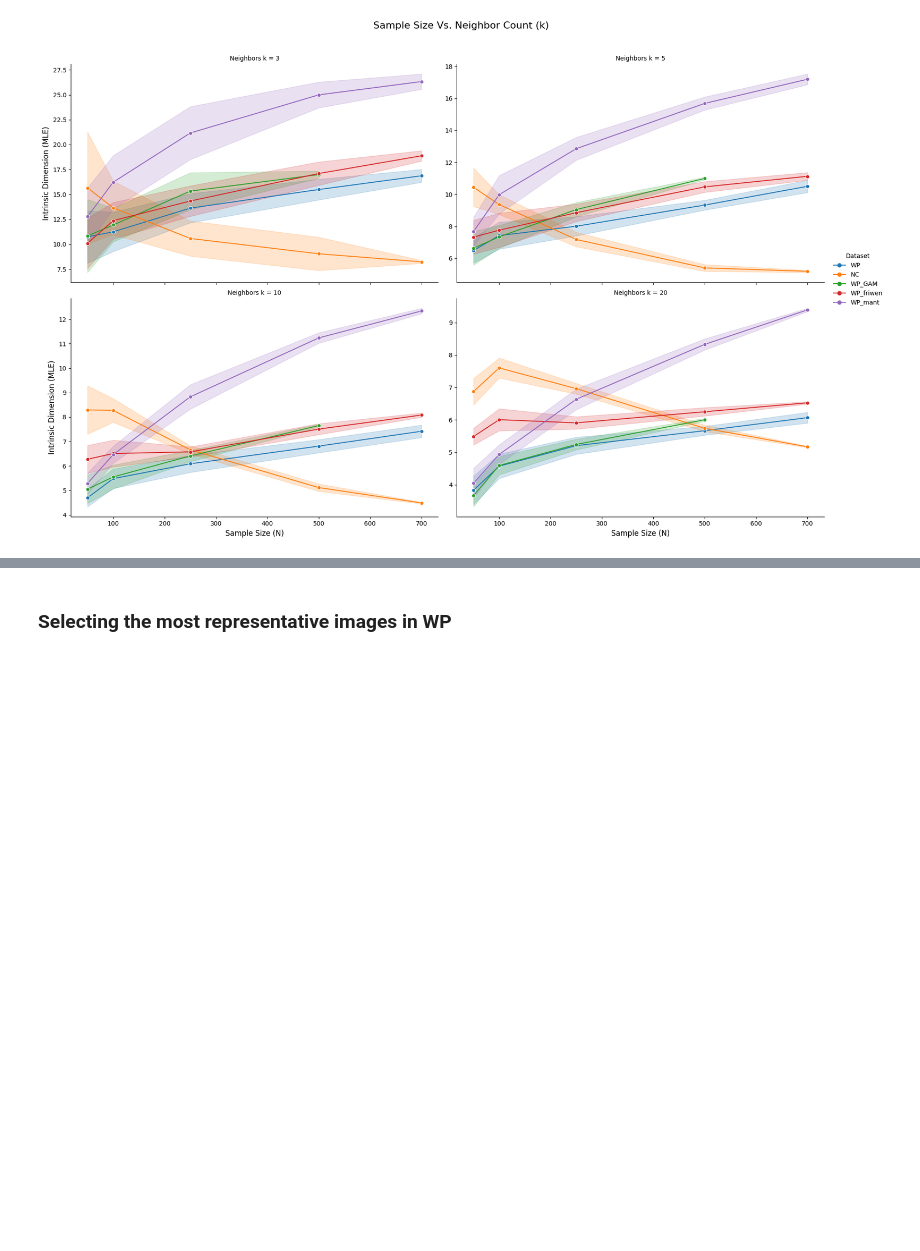
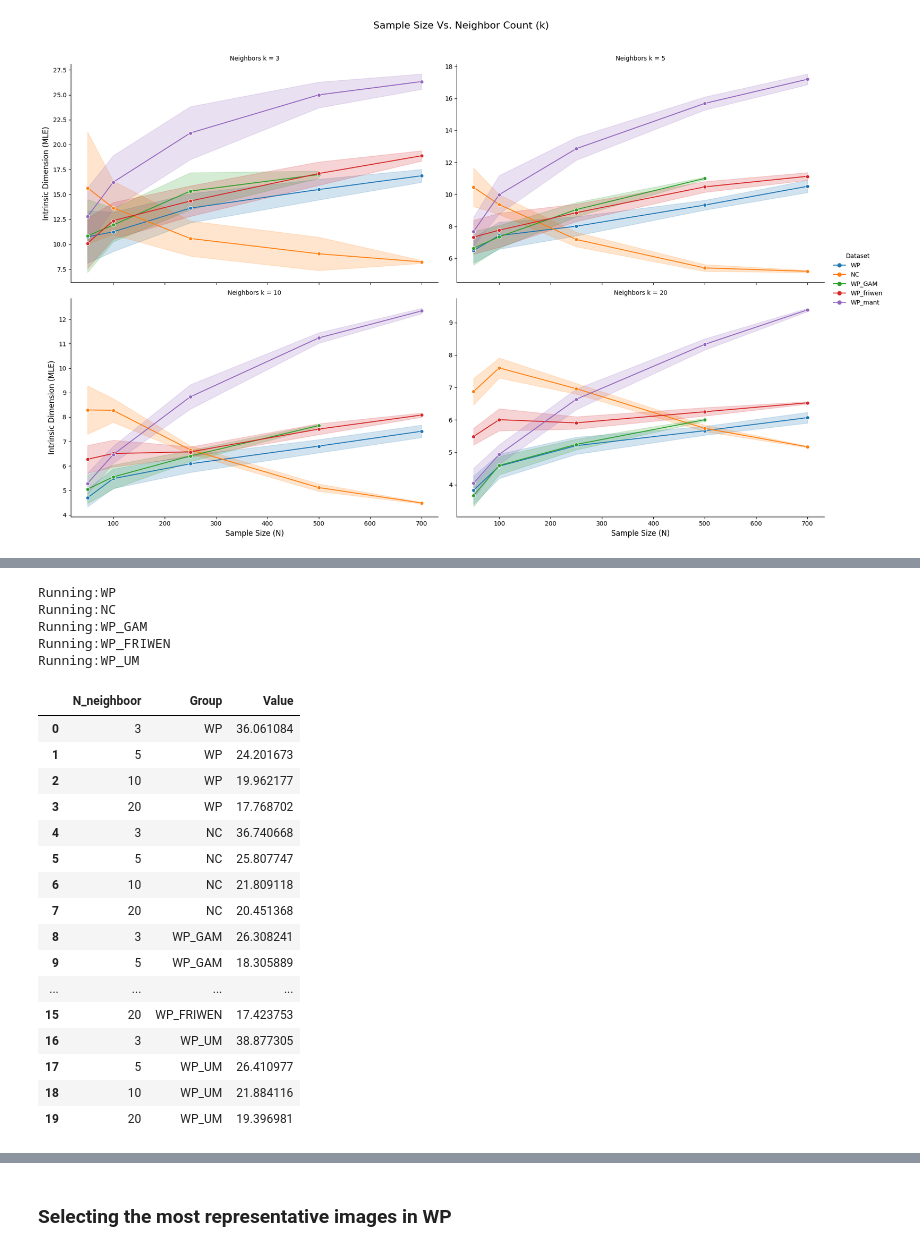
Before and after one commit to emanuel-gf/Dugongs_IRISA-MARBEC-LIRMM, a Jupyter notebook: chapter1_exploring/presentation/presen23-03.ipynb, the cells around one changed output, grey strips where cells are left out. Drawn from its saved outputs; the diff is of its cells as text; code cells hidden in the pictures; blank space fills up the shorter version.

Commit message:
-- enrichment studies of MLE for mixing dataset

```diff
--- a/chapter1_exploring/presentation/presen23-03.ipynb
+++ b/chapter1_exploring/presentation/presen23-03.ipynb
@@ -80,7 +158,7 @@ def calculate_MLE(dataset: np.ndarray,
     """
     Computes Maximum Likelihood Estimation for a set of neighboors,
     Returns:
-        list of MLE distances for each neighboor
+        dict of MLE distances for each neighboor
     """
     def compute(dataset,
                 n_neighboors: int,
@@ -210,0 +252,18 @@ plt.show()
+# %%
+## retrieve the embeddings for each view
+##nested_embeddings = dataset.values("ground_truth.detections.patch_embeddings")
+
+## creates a function
+def flatten_nested_embeddings(nested_embeddings):
+    """
+    Returns a embeddings of shape:
+        Total detections, 1024.
+    """
+    # flatten and avoid null/none values
+    final_list = [
+        emb for sublist in nested_embeddings
+        if sublist is not None
+        for emb in sublist
+        if emb is not None
+    ]
+    return np.vstack(final_list)
@@ -210,0 +300,50 @@ plt.show()
+# %%
+## compute the MLE for all the dataset and plot it
+datasets_l ={'WP': nest_emb_WP,
+             'NC' : nest_emb_NC,
+             'WP_GAM': normalize(nest_emb_WP_GAM),
+             'WP_FRIWEN':normalize(nest_emb_WP_FRIWEN),
+             'WP_UM':normalize(nest_emb_WP_UM)}
+
+output = {}
+for k,v in datasets_l.items():
+    print(f"Running:{k}")
+    results = calculate_MLE(dataset = v,
+                            list_neighboors=[3,5,10,20],
+                           verbose=False)
+    output[k] = results
+
+
+## throw in a df
+df = pd.DataFrame().from_dict(output)
+df  = df.reset_index().rename(columns={'index':'N_neighboor'})
+
+df_melted = df.melt(id_vars = 'N_neighboor',
+                    var_name='Group',
+                    value_name='Value'
+                   )
+
+df_melted
+# %% [output]
+Running:WP
+Running:NC
+Running:WP_GAM
+Running:WP_FRIWEN
+Running:WP_UM
+|  | N_neighboor | Group | Value |
+| 0 | 3 | WP | 36.061084 |
+| 1 | 5 | WP | 24.201673 |
+| 2 | 10 | WP | 19.962177 |
+| 3 | 20 | WP | 17.768702 |
+| 4 | 3 | NC | 36.740668 |
+| 5 | 5 | NC | 25.807747 |
+| 6 | 10 | NC | 21.809118 |
+| 7 | 20 | NC | 20.451368 |
+| 8 | 3 | WP_GAM | 26.308241 |
+| 9 | 5 | WP_GAM | 18.305889 |
+| ... | ... | ... | ... |
+| 15 | 20 | WP_FRIWEN | 17.423753 |
+| 16 | 3 | WP_UM | 38.877305 |
+| 17 | 5 | WP_UM | 26.410977 |
+| 18 | 10 | WP_UM | 21.884116 |
+| 19 | 20 | WP_UM | 19.396981 |
```
Also changed, not shown: parts of 27 cells of this notebook, 1 other file.
